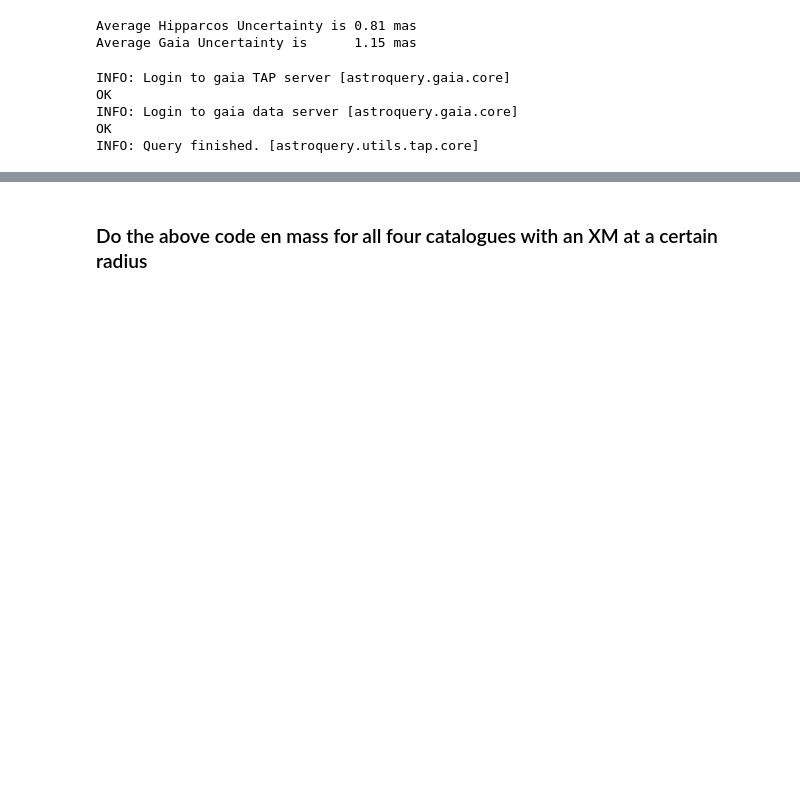
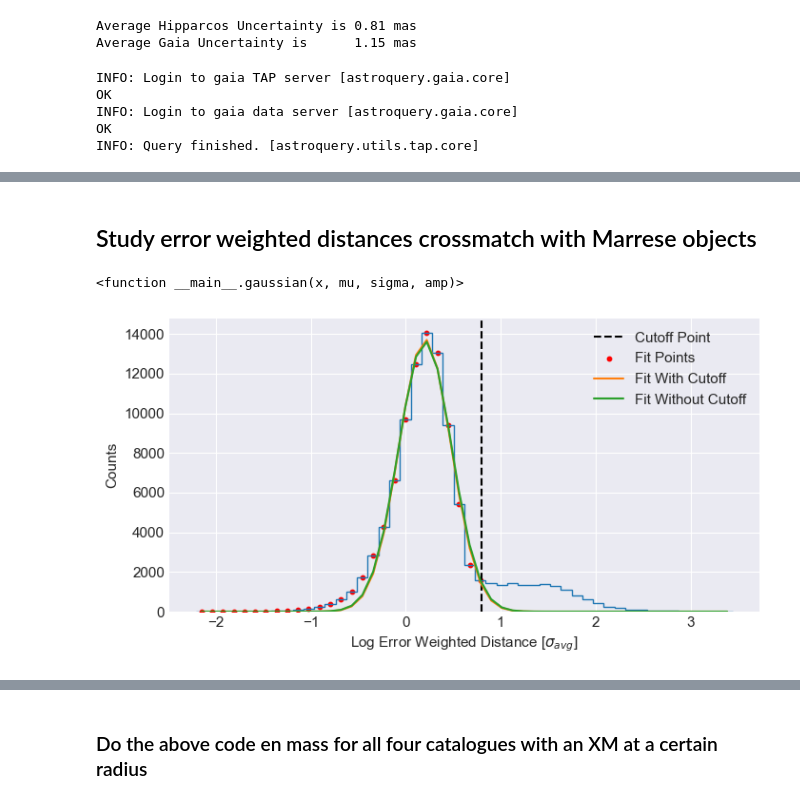
Before and after one commit to RenVit318/masterproject, a Jupyter notebook: src/notebooks/crossmatch_analysis.ipynb, the cells around one changed output, grey strips where cells are left out. Cells and saved outputs as stored; diff of their text form; code cells hidden in the pictures; blank space fills up the shorter version.

Commit message:
Inclusion of Marrese XM for Analysis

```diff
--- a/src/notebooks/crossmatch_analysis.ipynb
+++ b/src/notebooks/crossmatch_analysis.ipynb
@@ -681,0 +686,2 @@ plt.show()
+# %% [markdown]
+## Study error weighted distances crossmatch with Marrese objects
@@ -681,0 +713,54 @@ plt.show()
+# %%
+ra_a = np.radians(pos_hipp_table[:,0])
+dec_a = np.radians(pos_hipp_table[:,1])
+ra_b = np.radians(pos_gaia_table[:,0])
+dec_b = np.radians(pos_gaia_table[:,1])
+distances = angular_distance(ra_a, dec_a, ra_b, dec_b)
+
+distances_mas = np.degrees(distances) * 3600 * 1e3
+avg_hipp_errors = (1./np.sqrt(2)) * np.sqrt((pos_hipp_table[:, 2])**2 + (pos_hipp_table[:, 3])**2)
+avg_gaia_errors = (1./np.sqrt(2)) * np.sqrt((pos_gaia_table[:, 2])**2 + (pos_gaia_table[: ,3])**2)
+avg_errors = np.sqrt(avg_hipp_errors**2 + avg_gaia_errors**2)
+error_w_distances = distances_mas / avg_errors
+# %%
+def log_normal(x, mu, sigma):
+    """Computes the PDF of a log-normal function"""
+    norm_factor = 1./(x*sigma*np.sqrt(2*np.pi))
+    exp_factor  = np.exp(-((np.log(x - mu))**2.)/(2.*sigma**2.))
+    return norm_factor * exp_factor
+
+gaussian
+# %% [output]
+<function __main__.gaussian(x, mu, sigma, amp)>
+# %%
+x = np.logspace(-2, +3.5)
+y = log_normal(x, 0, 1)
+
+fig, ax = plt.subplots(1,1,figsize=(8, 4))
+#plt.hist(np.log10(error_w_distances), log=True, density=True, bins=50, histtype='step')
+n, bins, patch = ax.hist(np.log10(error_w_distances), density=False, bins=50, histtype='step')
+bin_middles = np.zeros(n.shape[0])
+
+for i in range(bin_middles.shape[0]):
+    bin_middles[i] = bins[i] + 0.5 * (bins[i+1] - bins[i])
+# Now fit only to the points left to the cutoff because of the weird extra bulge
+
+cutoff_point = 0.8
+mask = bin_middles < cutoff_point
+ax.axvline(x=cutoff_point, c='black', ls='--', label='Cutoff Point')
+
+plt.scatter(bin_middles[mask], n[mask], s=10, c='red', label='Fit Points')
+
+fit_func = gaussian
+popt_mask, pcov_mask = curve_fit(fit_func, bin_middles[mask], n[mask])
+ax.plot(bin_middles, fit_func(bin_middles, *popt_mask), label='Fit With Cutoff')
+
+popt_all, pcov_all = curve_fit(fit_func, bin_middles, n)
+ax.plot(bin_middles, fit_func(bin_middles, *popt_all), label='Fit Without Cutoff')
+
+ax.set_xlabel(r"Log Error Weighted Distance [$\sigma_{avg}$]")
+ax.set_ylabel('Counts')
+ax.legend()
+plt.show()
+# %% [output]
+[figure, added]
```
Also changed, not shown: parts of 24 cells of this notebook, 13 other files.
